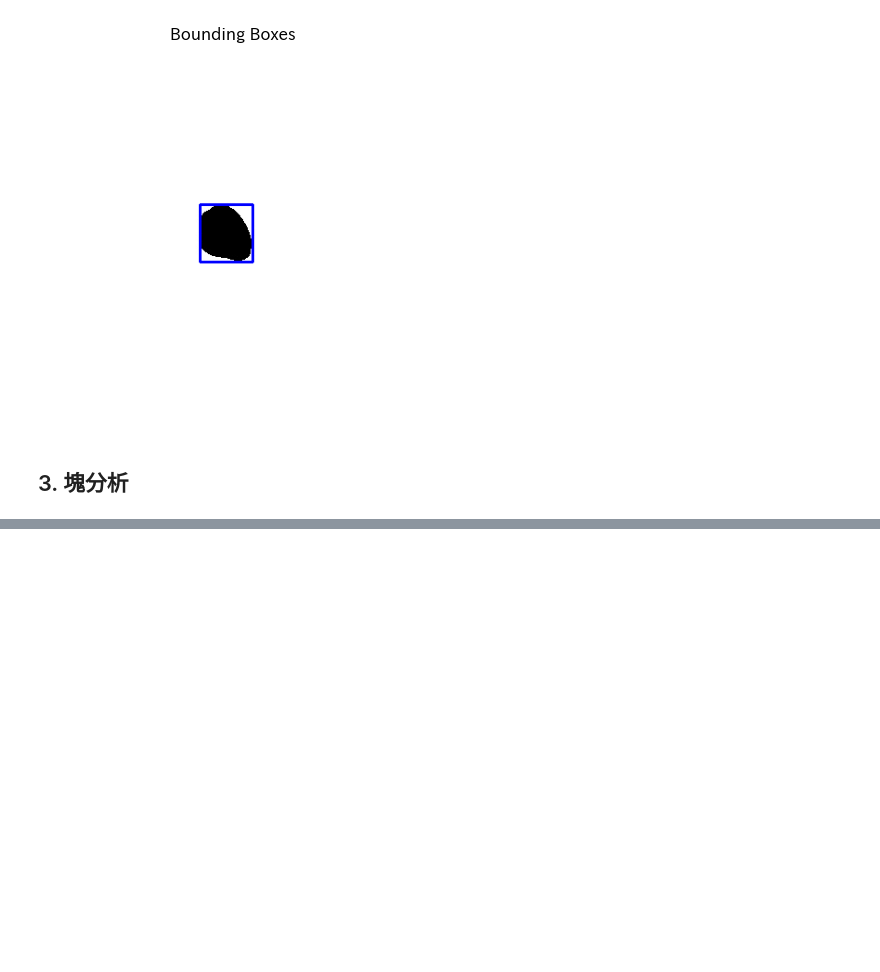
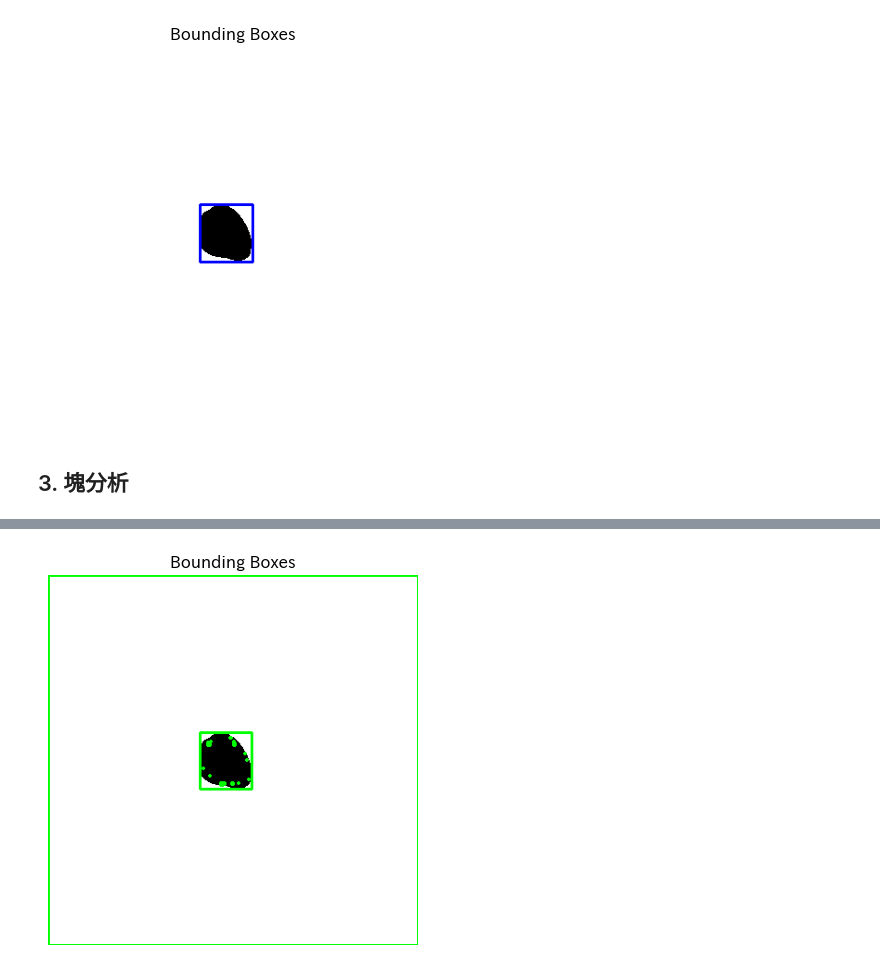
Before and after one commit to Takayoshi-Matsuyama/image_processing, a Jupyter notebook: contour_blob_analysis.ipynb, the cells around one changed output, grey strips where cells are left out. Drawn from its saved outputs; the diff is of its cells as text; code cells hidden in the pictures; blank space fills up the shorter version.

```diff
--- a/contour_blob_analysis.ipynb
+++ b/contour_blob_analysis.ipynb
@@ -150,0 +215,15 @@ plt.show()
+# %%
+import cv2
+# ブロブ領域を描画するためにコピーを作成
+image_with_blob_rectangles = original_image.copy()
+# 外接矩形を描画（緑色、線の太さ2）
+for i in range(0, retval):
+    x, y, w, h, area = stats[i]
+    cv2.rectangle(image_with_blob_rectangles, (x, y), (x + w, y + h), (0, 255, 0), 2)
+# 画像を表示
+plt.imshow(cv2.cvtColor(image_with_blob_rectangles, cv2.COLOR_BGR2RGB))
+plt.title('Bounding Boxes')
+plt.axis('off')
+plt.show()
+# %% [output]
+[figure, added]
```
Also changed, not shown: parts of 6 cells of this notebook.
